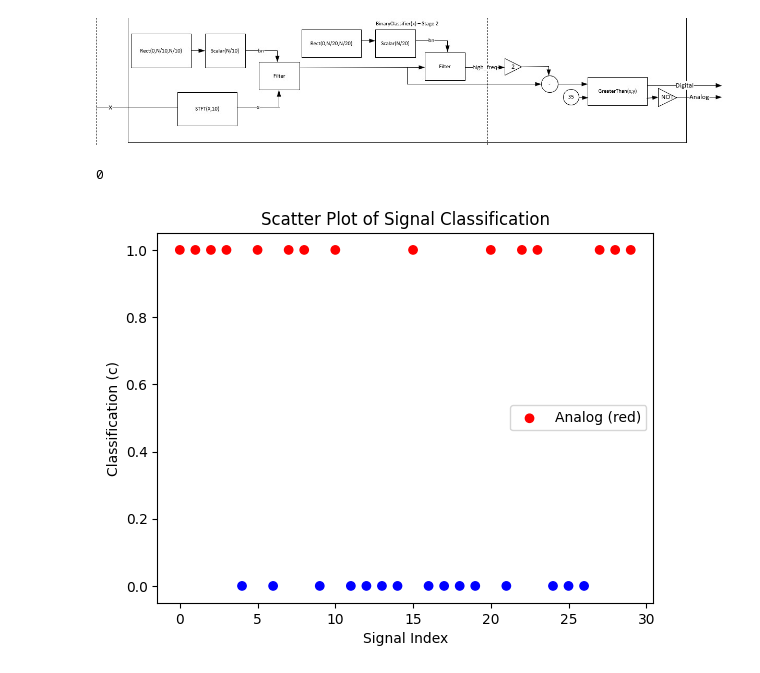
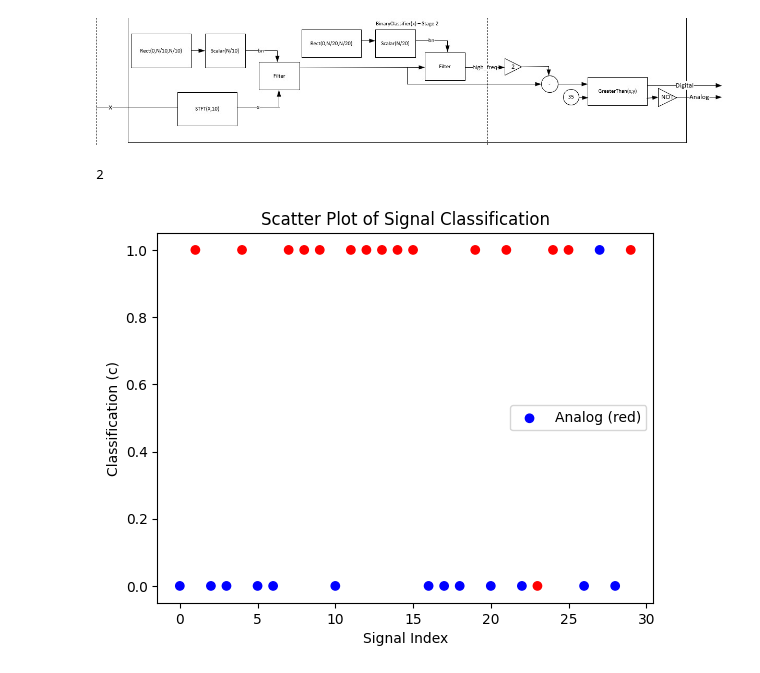
Before and after one commit to Max-SF1/DSP-homebrewed-library, a Jupyter notebook: DSP_HW3_325214492.ipynb, the cells around one changed output. Saved outputs shown, nothing was run; the diff lists cells and outputs as text; code cells hidden in the pictures.

```diff
--- a/DSP_HW3_325214492.ipynb
+++ b/DSP_HW3_325214492.ipynb
@@ -194,0 +207,8 @@ we can see it works on whole, real and negative numbers
+# %%
+def BinaryClassifier(x: np.ndarray):
+    N=len(x) # assume 30
+    ave_sig = hw1.Filter([1], hw1.Rect(0,N, N),x)
+    r = hw1.Add(ave_sig, 0.3)
+    x_tilde = GreaterThan(r,0)
+    c = hw1.Add(1,hw1.Scalar(-1,hw1.Add(hw1.Add(x_tilde,1),hw1.Scalar(-1, GreaterThan(1, x_tilde)))))
+    return c
@@ -206,8 +271,7 @@ print(np.abs([[3-1j,1j],[1j,0]])**2)
 [[10.  1.]
  [ 1.  0.]]
 # %%
-def BinaryClassifier(x: np.ndarray):
-    print("fuckkkk")
+def illegal_BinaryClassifier(x: np.ndarray):
     N=len(x) # assume 30
     sum_sig = hw1.Filter([1], hw1.Scalar(hw1.Rect(0,N, N),N),x)
     if not (GreaterThan(sum_sig, 0)):#the signal is Natural, really low values
@@ -221,29 +285,6 @@ def BinaryClassifier(x: np.ndarray):
     high_freq = hw1.Filter([1],hw1.Scalar(hw1.Rect(0,5,10),5),x_stft_rowsums)
     freq_diff = hw1.Add(hw1.Filter([1],hw1.Scalar(hw1.Rect(0,10,10),10),x_stft_rowsums), hw1.Scalar(-2,high_freq))
     if GreaterThan(freq_diff,35)==freq_diff: #digital
-        print("s")
         return 0
     else:
-        print("s")
         return 1
-
-
-
-
-
-
- # CODE FOR ANALYSIS   - to examine the different signal properties before deciding on an algorithm
-
-# BinaryClassifier(DigitalRandom(30))
-# x = DigitalRandom(30) + 0.5*hw1.WGN(30,0,1)
-# y = NaturalRandom(30)+ 0.5*hw1.WGN(30,0,1)
-# sum_x=0
-# sum_y=0
-# for i in range(1):
-#     x = DigitalRandom(30) + 0.5*hw1.WGN(30,0,1)
-#     y = NaturalRandom(30)+ 0.5*hw1.WGN(30,0,1)
-#     sum_x = sum_x + (np.sum(np.sum((Absquared(hw2.STFT(x,10))),axis=1)[:5]))-(np.sum(np.sum((Absquared(hw2.STFT(x,10))),axis=1)[5:])) #new thresh 35
-#     sum_y = sum_y + (np.sum(np.sum((Absquared(hw2.STFT(y,10))),axis=1)[:5]))-(np.sum(np.sum((Absquared(hw2.STFT(y,10))),axis=1)[5:]))
-# print("average diff digital = " ,sum_x/1)
-# print("average diff analogue = " ,sum_y/1)
-# print(np.sum((Absquared(hw2.STFT(x,10))),axis=1))
@@ -273,33 +307,33 @@ we realized this two-stage filtering function in blocks.
 # %%
 
 labels = []
 classification = []
 for i in range(30):
     signal,label =SignalRandom(30)
     labels.append(label)
     if i <=9:
         signal = hw1.Add(signal,hw1.Scalar(0.1,hw1.WGN(30,0,1)))
     elif i<=19 :
         signal = hw1.Add(signal,hw1.Scalar(0.5,hw1.WGN(30,0,1)))
-    classification.append(BinaryClassifier(signal))
+    classification.append(illegal_BinaryClassifier(signal))
 
 diff=0
 for i in range(30):
     diff = diff + sum(np.abs(labels[i]-classification[i]))
 print(diff)
 
 # Prepare data for scatter plot
 x_values = np.arange(30)  # Index of signals
 y_values = classification
 # Create scatter plot
 colors = ['blue' if label == 0 else 'red' for label in labels]
 
 plt.scatter(x_values, y_values, c=colors, label="Classification Results")
 plt.xlabel("Signal Index")
 plt.ylabel("Classification (c)")
 plt.title("Scatter Plot of Signal Classification")
 plt.legend([ "Analog (red)","Digital (blue)"])
 plt.show()
 # %% [output]
-0
+2
-[figure, old version]
+[figure, new version]
```
Also changed, not shown: parts of 10 cells of this notebook, 2 other files.
